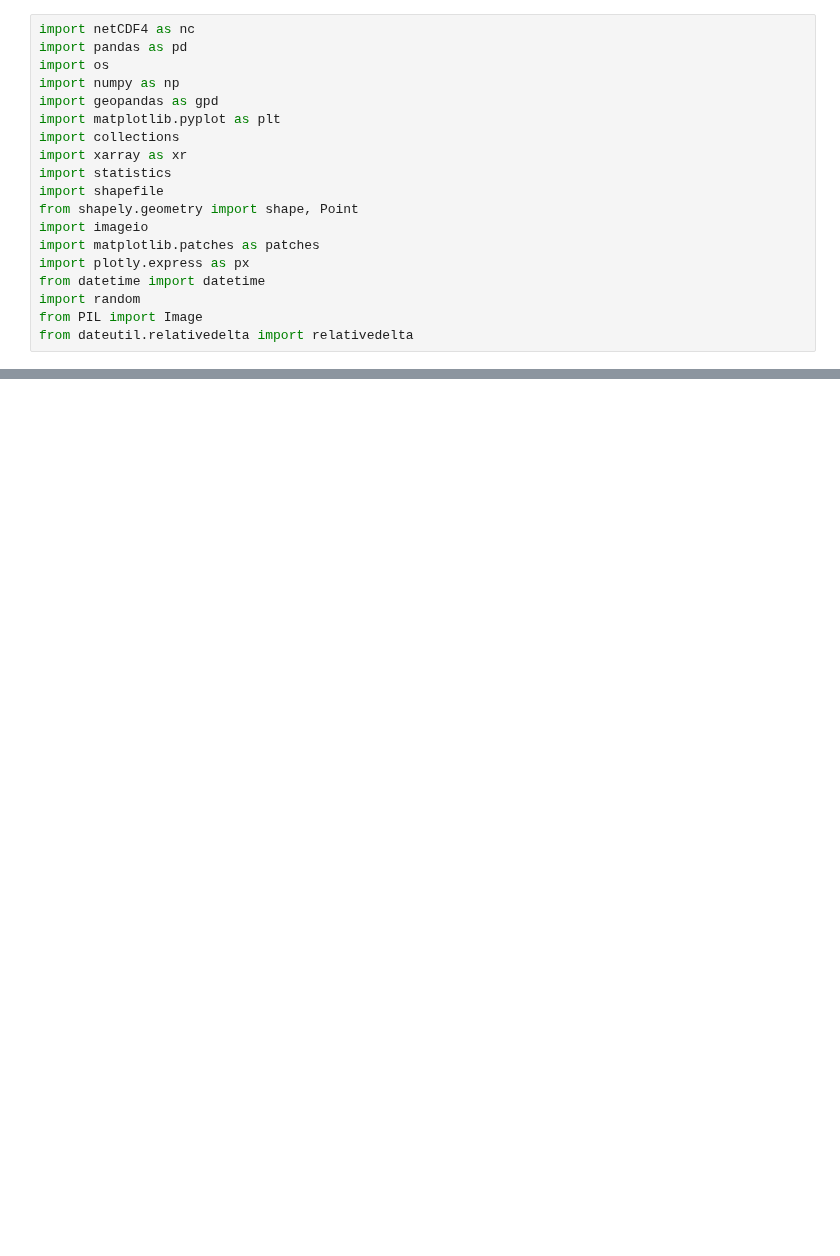
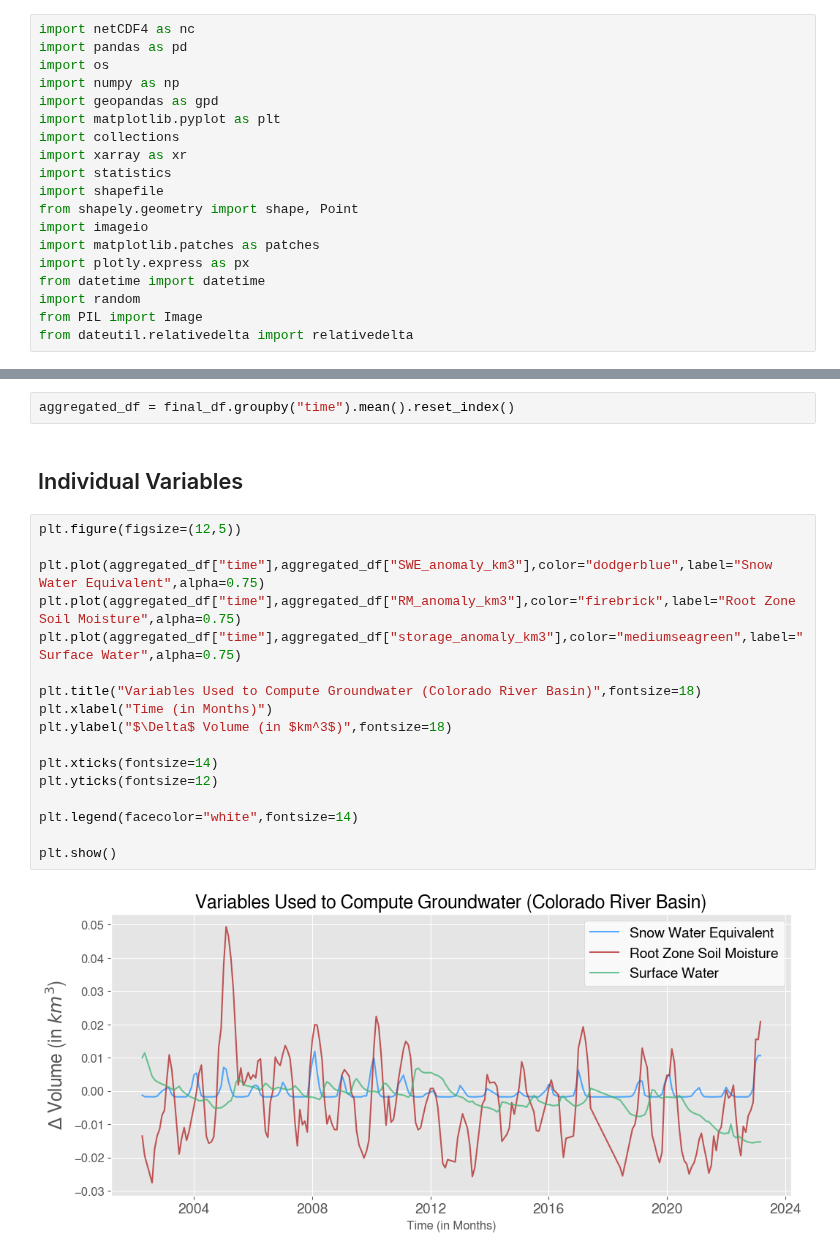
Before and after one commit to uwescience/DSSG2023-Groundwater, a Jupyter notebook: scripts/analysis/visualizations.ipynb, the cells around one changed output, grey strips where cells are left out. Cells and saved outputs as stored; diff of their text form; blank space fills up the shorter version.

Commit message:
Updated visualizatons notebook

```diff
--- a/scripts/analysis/visualizations.ipynb
+++ b/scripts/analysis/visualizations.ipynb
@@ -32,0 +50,23 @@ Exception: File `'/home/maiampow/code/git/DSSG2023-Groundwater/notebooks-and-mar
+# %%
+aggregated_df = final_df.groupby("time").mean().reset_index()
+# %% [markdown]
+## Individual Variables
+# %%
+plt.figure(figsize=(12,5))
+
+plt.plot(aggregated_df["time"],aggregated_df["SWE_anomaly_km3"],color="dodgerblue",label="Snow Water Equivalent",alpha=0.75)
+plt.plot(aggregated_df["time"],aggregated_df["RM_anomaly_km3"],color="firebrick",label="Root Zone Soil Moisture",alpha=0.75)
+plt.plot(aggregated_df["time"],aggregated_df["storage_anomaly_km3"],color="mediumseagreen",label="Surface Water",alpha=0.75)
+
+plt.title("Variables Used to Compute Groundwater (Colorado River Basin)",fontsize=18)
+plt.xlabel("Time (in Months)")
+plt.ylabel("$\Delta$ Volume (in $km^3$)",fontsize=18)
+
+plt.xticks(fontsize=14)
+plt.yticks(fontsize=12)
+
+plt.legend(facecolor="white",fontsize=14)
+
+plt.show()
+# %% [output]
+[figure, added]
```
Also changed, not shown: parts of 26 cells of this notebook.
